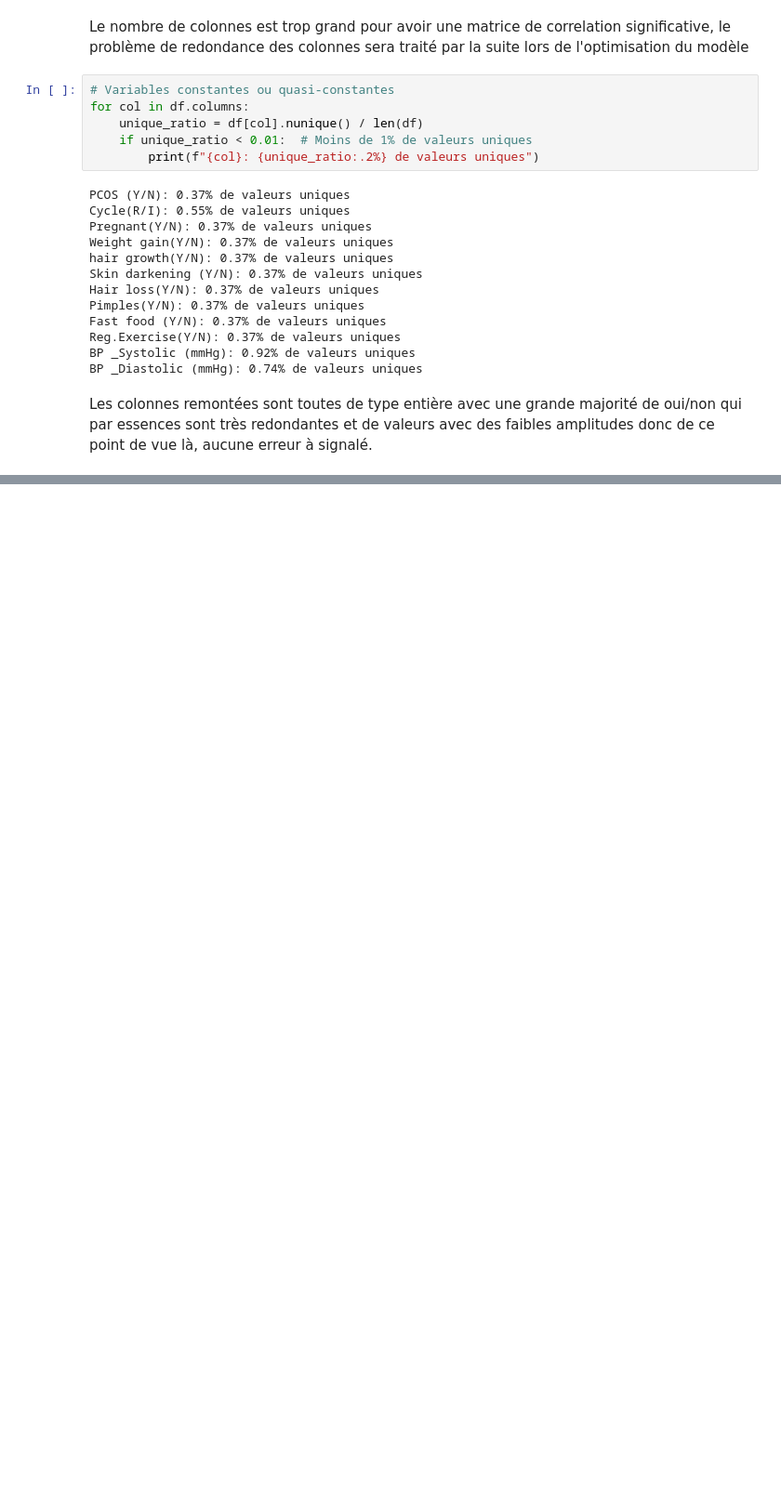
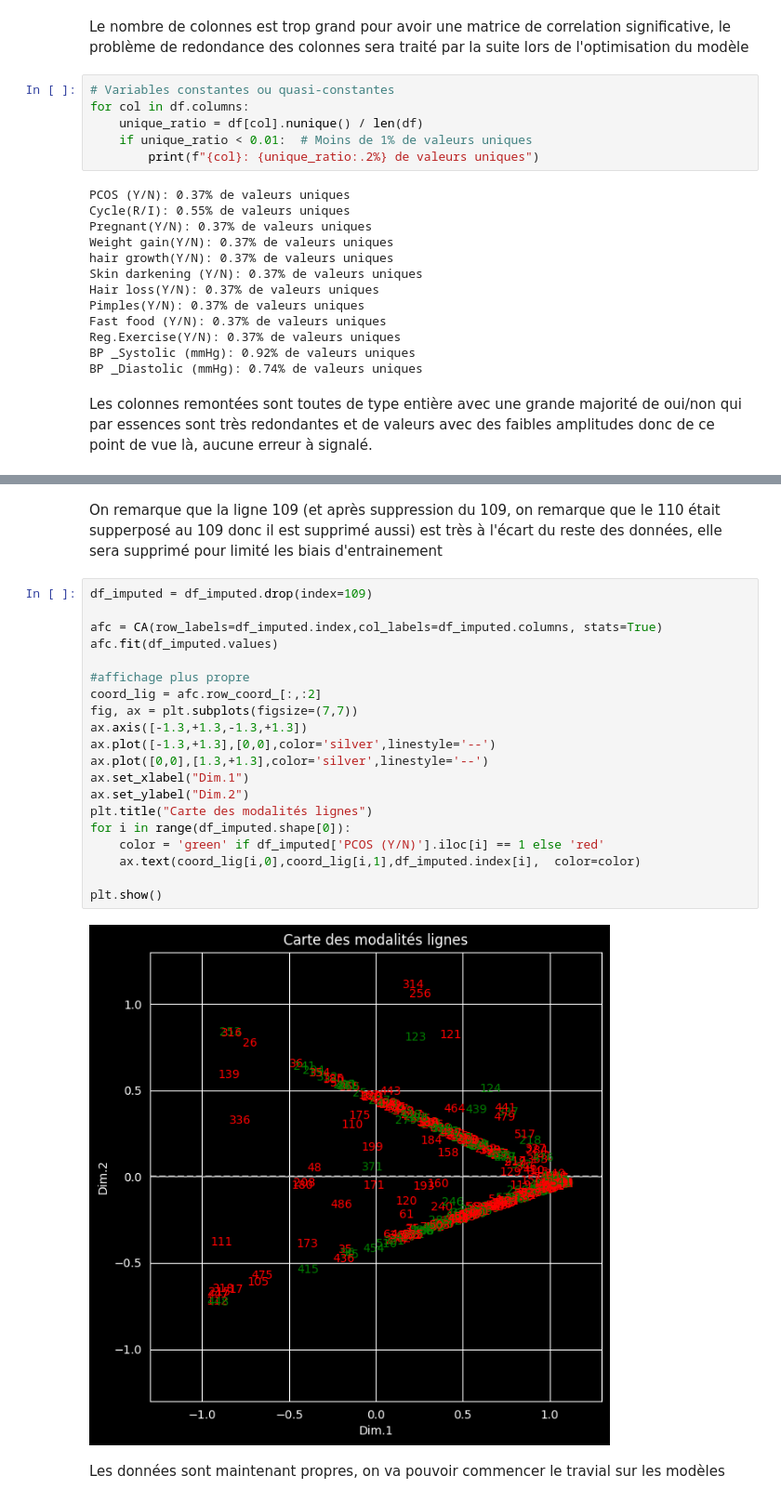
Before and after one commit to segolenegroelly/MachineLearningPCOS, a Jupyter notebook: MachineLearningPCOS.ipynb, the cells around one changed output, grey strips where cells are left out. Shown at 93% size. Saved outputs shown, nothing was run; the diff lists cells and outputs as text; blank space fills up the shorter version.

```diff
--- a/MachineLearningPCOS.ipynb
+++ b/MachineLearningPCOS.ipynb
@@ -326,0 +327,26 @@ Les colonnes remontées sont toutes de type entière avec une grande majorité d
+# %% [markdown]
+On remarque que la ligne 109 (et après suppression du 109, on remarque que le 110 était supperposé au 109 donc il est supprimé aussi) est très à l'écart du reste des données, elle sera supprimé pour limité les biais d'entrainement
+# %%
+df_imputed = df_imputed.drop(index=109)
+
+afc = CA(row_labels=df_imputed.index,col_labels=df_imputed.columns, stats=True)
+afc.fit(df_imputed.values)
+
+#affichage plus propre
+coord_lig = afc.row_coord_[:,:2]
+fig, ax = plt.subplots(figsize=(7,7))
+ax.axis([-1.3,+1.3,-1.3,+1.3])
+ax.plot([-1.3,+1.3],[0,0],color='silver',linestyle='--')
+ax.plot([0,0],[1.3,+1.3],color='silver',linestyle='--')
+ax.set_xlabel("Dim.1")
+ax.set_ylabel("Dim.2")
+plt.title("Carte des modalités lignes")
+for i in range(df_imputed.shape[0]):
+    color = 'green' if df_imputed['PCOS (Y/N)'].iloc[i] == 1 else 'red'
+    ax.text(coord_lig[i,0],coord_lig[i,1],df_imputed.index[i],  color=color)
+
+plt.show()
+# %% [output]
+[figure, added]
+# %% [markdown]
+Les données sont maintenant propres, on va pouvoir commencer le travial sur les modèles
```
Also changed, not shown: parts of 21 cells of this notebook.
